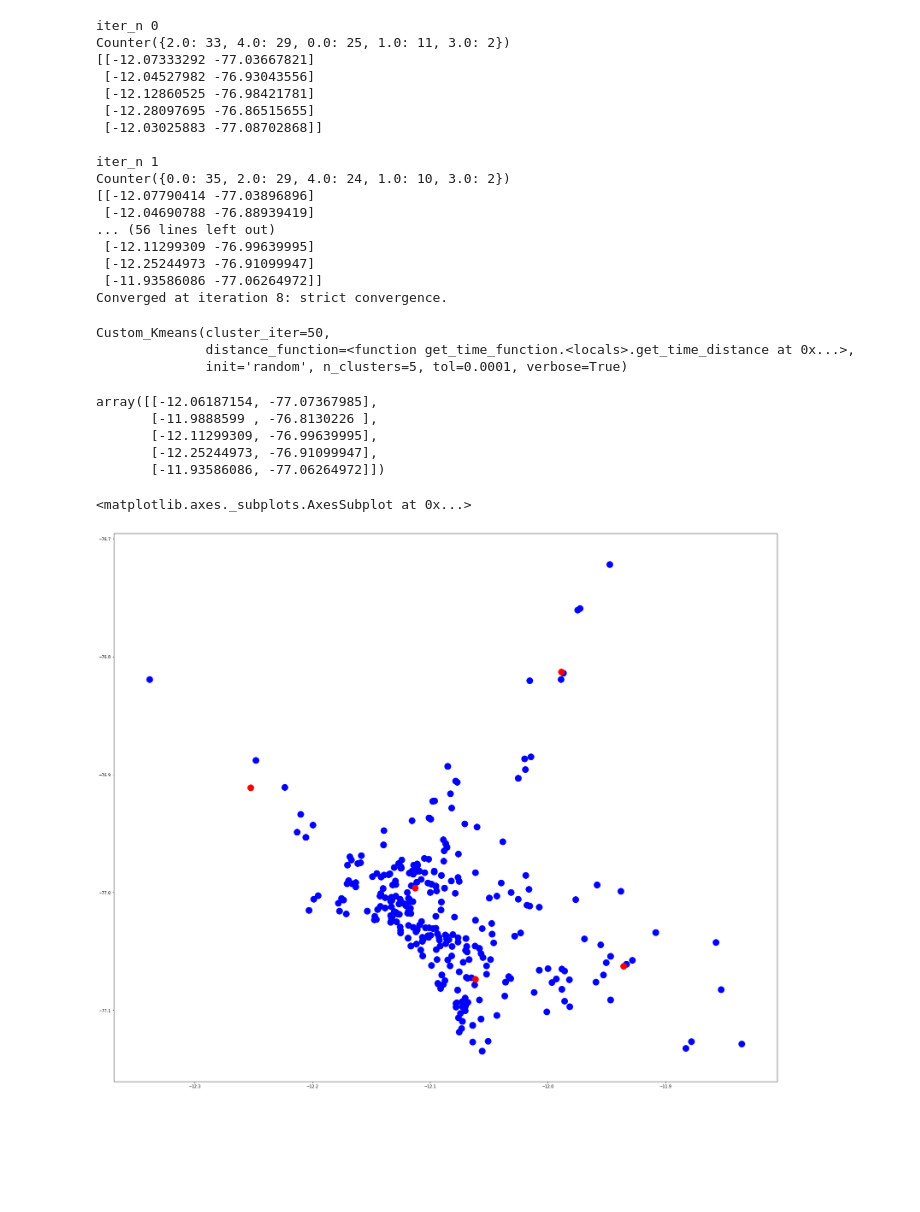
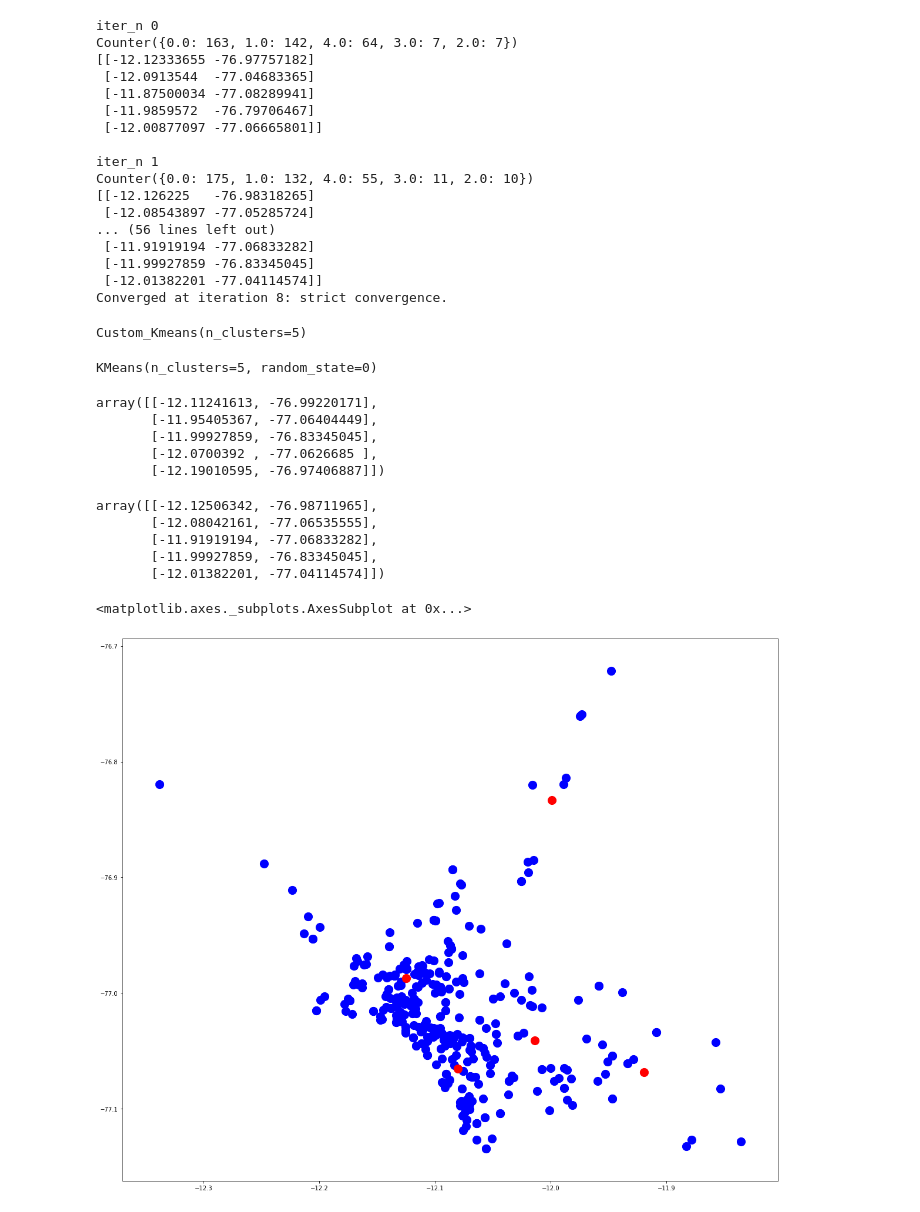
Before and after one commit to kdrivas/custom_cluster, a Jupyter notebook: nb/1.trial_cluster.ipynb, the cells around one changed output. Drawn from its saved outputs; the diff is of its cells as text; code cells hidden in the pictures; blank space fills up the shorter version.

Commit message:
adding kmeans_plusplus

```diff
--- a/nb/1.trial_cluster.ipynb
+++ b/nb/1.trial_cluster.ipynb
@@ -5,6 +20,8 @@ import pandas as pd
 import numpy as np
 import copy
 import types
+from sklearn.utils.extmath import row_norms
+from sklearn.cluster import kmeans_plusplus
 
 def get_center_shift(centers, centers_old):
     shift = 0
@@ -58,18 +75,23 @@ def run_kmeans(X:list, centers:list, distance_function:types.LambdaType, cluster
 
 class Custom_Kmeans(BaseEstimator, ClusterMixin):
 
-    def __init__(self, n_clusters: int, init:str='random', tol:float=1e-4 , cluster_iter:int=50, verbose:bool=True, distance_function:types.LambdaType=get_distances):
+    def __init__(self, n_clusters: int, init:str='kmeans++', tol:float=1e-4 , cluster_iter:int=50, verbose:bool=True, distance_function:types.LambdaType=get_distances, random_state:int=0):
         self.n_clusters = n_clusters
         self.tol = tol
         self.init = init
         self.cluster_iter = cluster_iter
         self.verbose = verbose
         self.distance_function = distance_function
+        self.random_state = random_state
 
-    def init_centroids(self, X:list):
+    def _init_centroids(self, X:list, x_squared_norms:list):
 
         if isinstance(self.init, str) and self.init == 'random':
             centers = np.random.permutation(X)[:self.n_clusters]
+        elif isinstance(self.init, str) and self.init == 'kmeans++':
+            centers, _ = kmeans_plusplus(X, self.n_clusters,
+                                          random_state=self.random_state,
+                                          x_squared_norms=x_squared_norms)
         else:
             raise Exception('Not implemented')
 
@@ -77,7 +99,8 @@ class Custom_Kmeans(BaseEstimator, ClusterMixin):
 
     def fit(self, X, y=None, sample_weight=None):
 
-        centers = self.init_centroids(X)
+        x_squared_norms = row_norms(X, squared=True)
+        centers = self._init_centroids(X, x_squared_norms)
         labels, centers = run_kmeans(X, centers, self.distance_function, self.cluster_iter, self.n_clusters, self.tol, self.verbose)
 
         self.labels = labels
@@ -119,65 +144,78 @@ def get_time_function(route):
     return get_time_distance
 # %%
 from collections import Counter
-kmeans = Custom_Kmeans(5, distance_function=get_time_function(route))
+kmeans = Custom_Kmeans(5)
 # %%
-kmeans.fit(data[['lat', 'lng']].head(100).reset_index(drop=True).values)
+kmeans.fit(data[['lat', 'lng']].values)
 # %% [output]
 iter_n 0
-Counter({2.0: 33, 4.0: 29, 0.0: 25, 1.0: 11, 3.0: 2})
-[[-12.07333292 -77.03667821]
- [-12.04527982 -76.93043556]
- [-12.12860525 -76.98421781]
- [-12.28097695 -76.86515655]
- [-12.03025883 -77.08702868]]
+Counter({0.0: 163, 1.0: 142, 4.0: 64, 3.0: 7, 2.0: 7})
+[[-12.12333655 -76.97757182]
+ [-12.0913544  -77.04683365]
+ [-11.87500034 -77.08289941]
+ [-11.9859572  -76.79706467]
+ [-12.00877097 -77.06665801]]
 
 iter_n 1
-Counter({0.0: 35, 2.0: 29, 4.0: 24, 1.0: 10, 3.0: 2})
-[[-12.07790414 -77.03896896]
- [-12.04690788 -76.88939419]
+Counter({0.0: 175, 1.0: 132, 4.0: 55, 3.0: 11, 2.0: 10})
+[[-12.126225   -76.98318265]
+ [-12.08543897 -77.05285724]
 ... (56 lines left out)
- [-12.11299309 -76.99639995]
- [-12.25244973 -76.91099947]
- [-11.93586086 -77.06264972]]
+ [-11.91919194 -77.06833282]
+ [-11.99927859 -76.83345045]
+ [-12.01382201 -77.04114574]]
 Converged at iteration 8: strict convergence.
-Custom_Kmeans(cluster_iter=50,
-              distance_function=<function get_time_function.<locals>.get_time_distance at 0x...>,
-              init='random', n_clusters=5, tol=0.0001, verbose=True)
+Custom_Kmeans(n_clusters=5)
+# %%
+from sklearn.cluster import KMeans
+
+normal_kmeans = KMeans(5, random_state=0)
+normal_kmeans.fit(data[['lat', 'lng']].values)
+# %% [output]
+KMeans(n_clusters=5, random_state=0)
+# %%
+normal_kmeans.cluster_centers_
+# %% [output]
+array([[-12.11241613, -76.99220171],
+       [-11.95405367, -77.06404449],
+       [-11.99927859, -76.83345045],
+       [-12.0700392 , -77.0626685 ],
+       [-12.19010595, -76.97406887]])
 # %%
 kmeans.cluster_centers_
 # %% [output]
-array([[-12.06187154, -77.07367985],
-       [-11.9888599 , -76.8130226 ],
-       [-12.11299309, -76.99639995],
-       [-12.25244973, -76.91099947],
-       [-11.93586086, -77.06264972]])
+array([[-12.12506342, -76.98711965],
+       [-12.08042161, -77.06535555],
+       [-11.91919194, -77.06833282],
+       [-11.99927859, -76.83345045],
+       [-12.01382201, -77.04114574]])
 # %%
 from shapely.geometry import Point
 from shapely.geometry.polygon import Polygon
 
 import matplotlib
 import matplotlib.pyplot as plt
 
 matplotlib.rc('figure', figsize=(8, 8))
 
 import geopandas as gpd
 from shapely.geometry import Point, Polygon
 
-fig, ax = plt.subplots(figsize=(30,30))
+fig, ax = plt.subplots(figsize=(20,20))
 
 amb_points = [Point(x, y) for x, y in kmeans.cluster_centers_]
 red_points = [Point(x, y) for x, y in zip(data.lat.values, data.lng.values)]
 
 all_points = list(red_points) + amb_points
 types = [0]*len(red_points) + [1]*len(amb_points)
 
 results = pd.DataFrame()
 results['geometry'] = all_points
 results['types'] = types
 
 df_geo = gpd.GeoDataFrame(results, geometry=all_points)
-df_geo.loc[df_geo.types == 0].geometry.plot(ax=ax, color="blue", markersize=250)
-df_geo.loc[df_geo.types == 1].geometry.plot(ax=ax, color="red", markersize=250)
+df_geo.loc[df_geo.types == 0].geometry.plot(ax=ax, color="blue", markersize=200)
+df_geo.loc[df_geo.types == 1].geometry.plot(ax=ax, color="red", markersize=200)
 # %% [output]
 <matplotlib.axes._subplots.AxesSubplot at 0x...>
-[figure, old version]
+[figure, new version]
```
Also changed, not shown: parts of 3 cells of this notebook, 1 other file.
